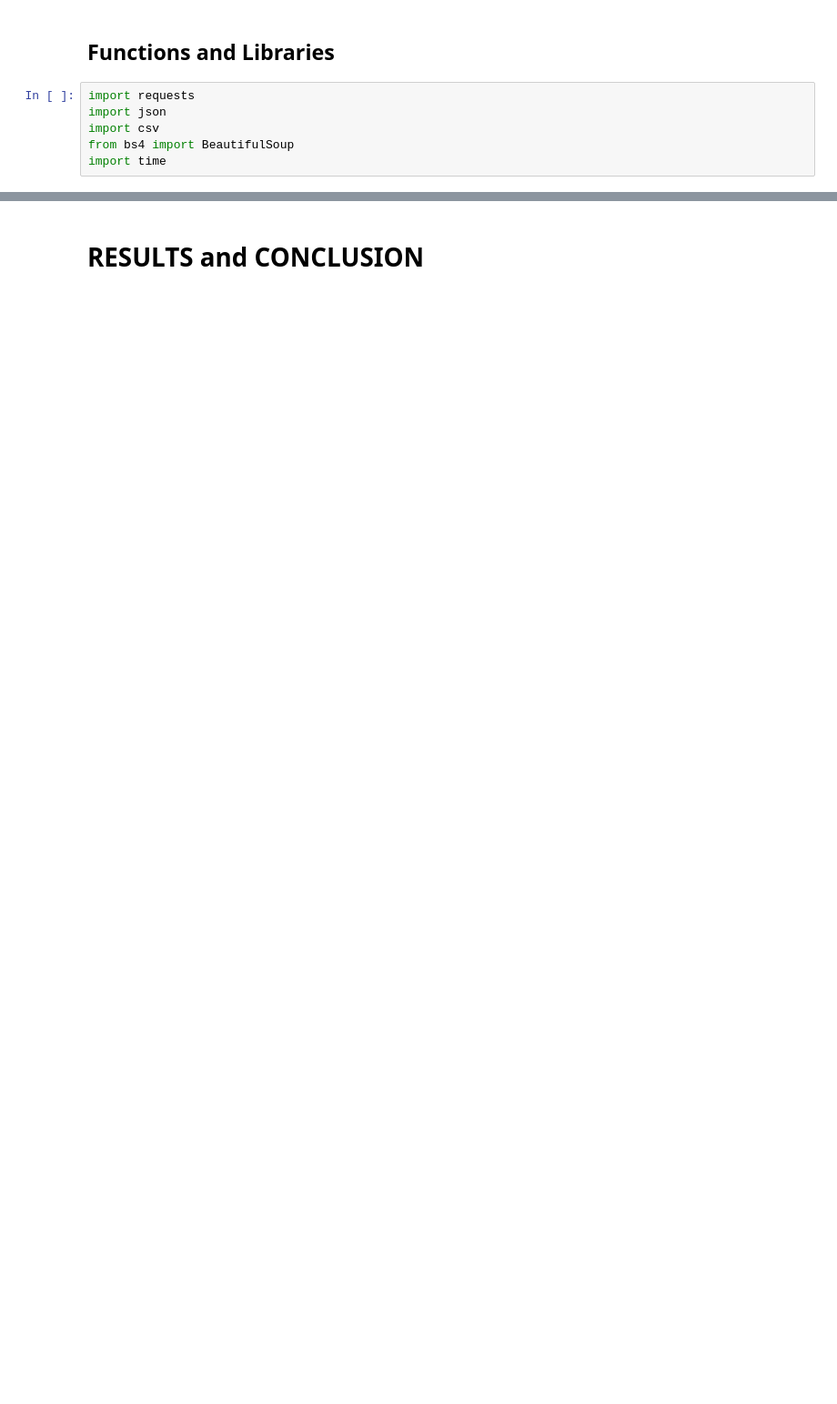
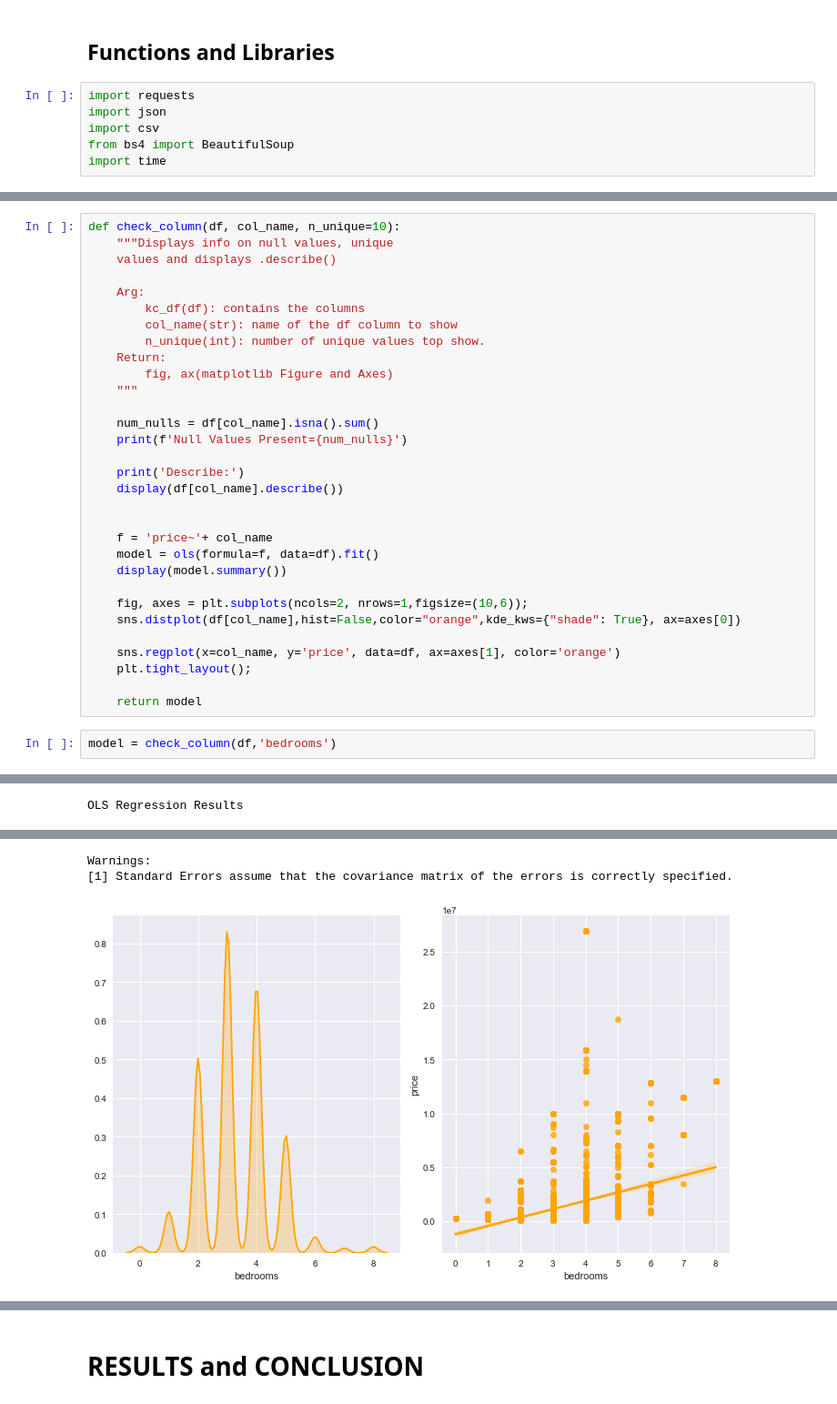
Before and after one commit to ohsusanna93/dsc-capstone-project-v2-online-ds-pt-100719, a Jupyter notebook: susanna's capstone/project.ipynb, the cells around one changed output, grey strips where cells are left out. Shown at 91% size. Cells and saved outputs as stored; diff of their text form; blank space fills up the shorter version.

```diff
--- a/susanna's capstone/project.ipynb
+++ b/susanna's capstone/project.ipynb
@@ -498,0 +661,34 @@ apartments
+# %%
+def check_column(df, col_name, n_unique=10):
+    """Displays info on null values, unique
+    values and displays .describe()
+
+    Arg:
+        kc_df(df): contains the columns
+        col_name(str): name of the df column to show
+        n_unique(int): number of unique values top show.
+    Return:
+        fig, ax(matplotlib Figure and Axes)
+    """
+
+    num_nulls = df[col_name].isna().sum()
+    print(f'Null Values Present={num_nulls}')
+
+    print('Describe:')
+    display(df[col_name].describe())
+
+
+    f = 'price~'+ col_name
+    model = ols(formula=f, data=df).fit()
+    display(model.summary())
+
+    fig, axes = plt.subplots(ncols=2, nrows=1,figsize=(10,6));
+    sns.distplot(df[col_name],hist=False,color="orange",kde_kws={"shade": True}, ax=axes[0])
+
+    sns.regplot(x=col_name, y='price', data=df, ax=axes[1], color='orange')
+    plt.tight_layout();
+
+    return model
+# %%
+model = check_column(df,'bedrooms')
+# %% [output]
@@ -498,0 +706 @@ apartments
+OLS Regression Results
@@ -498,0 +723,3 @@ apartments
+Warnings:
+[1] Standard Errors assume that the covariance matrix of the errors is correctly specified.
+[figure, added]
```
Also changed, not shown: parts of 126 cells of this notebook, 3 other files.
